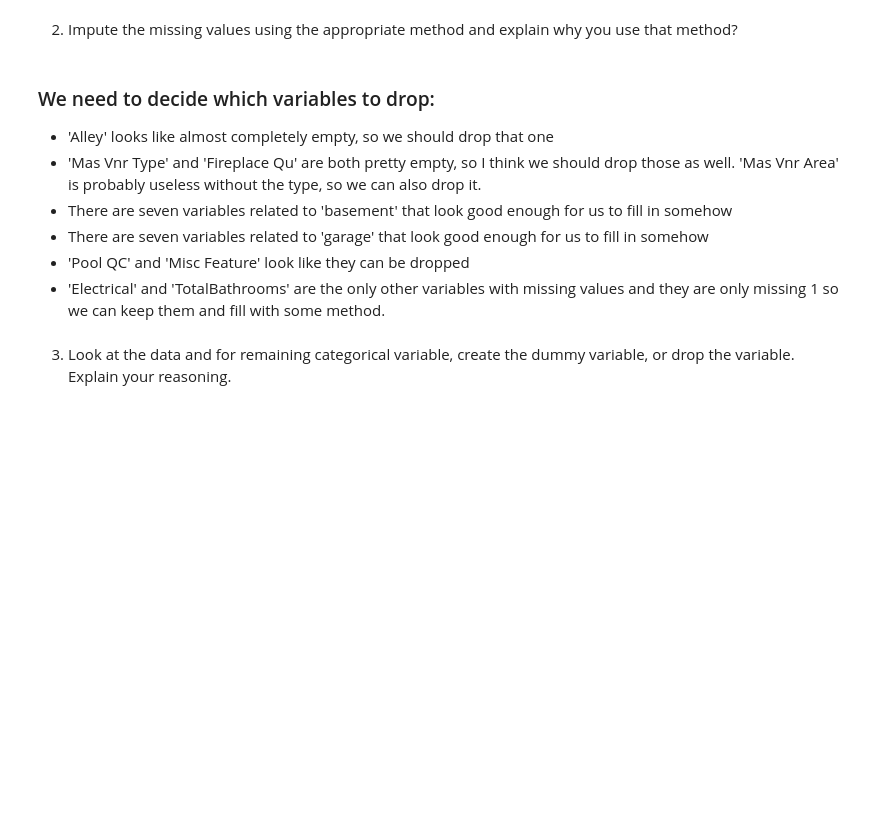
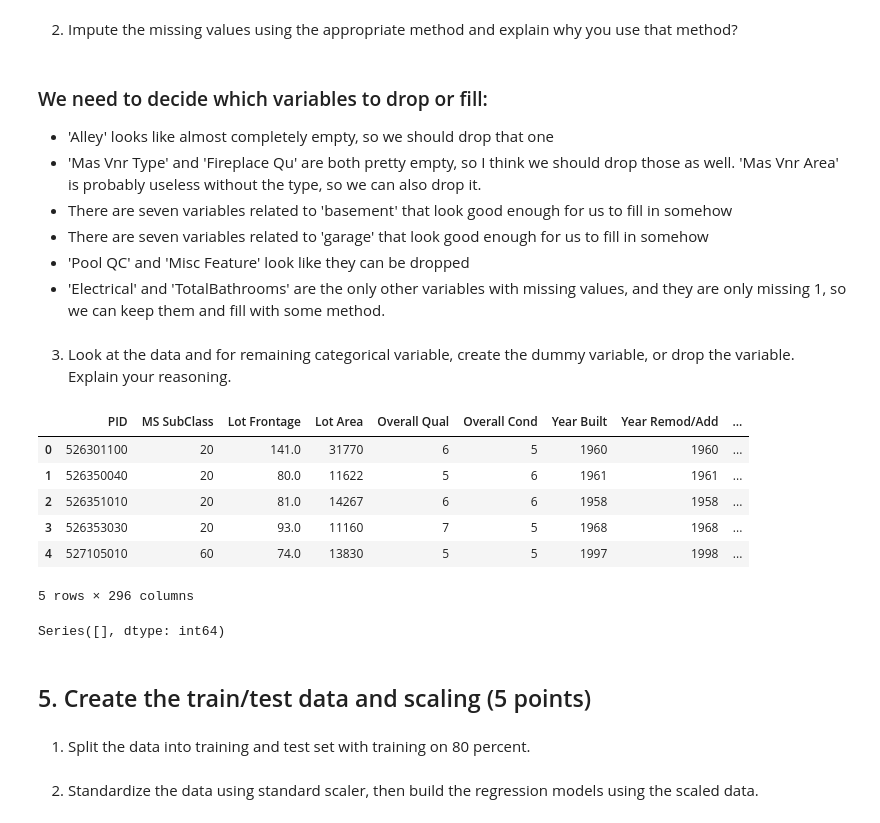
Before and after one commit to sah9j/MidtermProject3550, a Jupyter notebook: Data3550MidPro_MAIN.ipynb, the cells around one changed output. Cells and saved outputs as stored; diff of their text form; code cells hidden in the pictures; blank space fills up the shorter version.

Commit message:
Imputed the data - converted all objects to dummy variables and filled NaN's with the median value from that column.

```diff
--- a/Data3550MidPro_MAIN.ipynb
+++ b/Data3550MidPro_MAIN.ipynb
@@ -205,13 +226,53 @@ dtype: int64
 # %% [markdown]
 2) Impute the missing values using the appropriate method and explain why you use that method?
 # %% [markdown]
-### We need to decide which variables to drop:
+### We need to decide which variables to drop or fill:
 
 * 'Alley' looks like almost completely empty, so we should drop that one
 * 'Mas Vnr Type' and 'Fireplace Qu' are both pretty empty, so I think we should drop those as well.  'Mas Vnr Area' is probably useless without the type, so we can also drop it.
 * There are seven variables related to 'basement' that look good enough for us to fill in somehow
 * There are seven variables related to 'garage' that look good enough for us to fill in somehow
 * 'Pool QC' and 'Misc Feature' look like they can be dropped
-* 'Electrical' and 'TotalBathrooms' are the only other variables with missing values and they are only missing 1 so we can keep them and fill with some method.
+* 'Electrical' and 'TotalBathrooms' are the only other variables with missing values, and they are only missing 1, so we can keep them and fill with some method.
 # %% [markdown]
 3) Look at the data and for remaining categorical variable, create the dummy variable, or drop the variable. Explain your reasoning.
+# %%
+# Loop through columns and create dummy variables for object type columns
+for column_name, column in filtered_df.items():
+    if column.dtypes == 'object':
+        dummy_variables = pd.get_dummies(column, prefix=column_name)
+        filtered_df = pd.concat([filtered_df, dummy_variables], axis=1)
+        filtered_df = filtered_df.drop(column_name, axis=1)
+# %%
+# Loop through columns and fill NaN values with the median value for each column
+
+for column_name, column in filtered_df.items():
+    if column.isna().any():  # Check if the column has any NaN values
+        median = column.median()
+        filtered_df[column_name].fillna(median, inplace=True)
+# %%
+#  Show dataframe to confirm dummies created successfully.
+filtered_df.head()
+# %% [output]
+|  | PID | MS SubClass | Lot Frontage | Lot Area | Overall Qual | Overall Cond | Year Built | Year Remod/Add | ... |
+| 0 | 526301100 | 20 | 141.0 | 31770 | 6 | 5 | 1960 | 1960 | ... |
+| 1 | 526350040 | 20 | 80.0 | 11622 | 5 | 6 | 1961 | 1961 | ... |
+| 2 | 526351010 | 20 | 81.0 | 14267 | 6 | 6 | 1958 | 1958 | ... |
+| 3 | 526353030 | 20 | 93.0 | 11160 | 7 | 5 | 1968 | 1968 | ... |
+| 4 | 527105010 | 60 | 74.0 | 13830 | 5 | 5 | 1997 | 1998 | ... |
+5 rows × 296 columns
+# %%
+# Check for NaN values after imputing the data
+
+# Find columns with missing values and their counts
+missing_counts = filtered_df.isnull().sum()
+
+# Filter and print columns with missing values
+columns_with_missing_values = missing_counts[missing_counts > 0]
+print(columns_with_missing_values)
+# %% [output]
+Series([], dtype: int64)
+# %% [markdown]
+## 5. Create the train/test data and scaling (5 points)
+# %% [markdown]
+1) Split the data into training and test set with training on 80 percent.
@@ -217,0 +283,2 @@ dtype: int64
+# %% [markdown]
+2) Standardize the data using standard scaler, then build the regression models using the scaled data.
```
Also changed, not shown: parts of 6 cells of this notebook.
